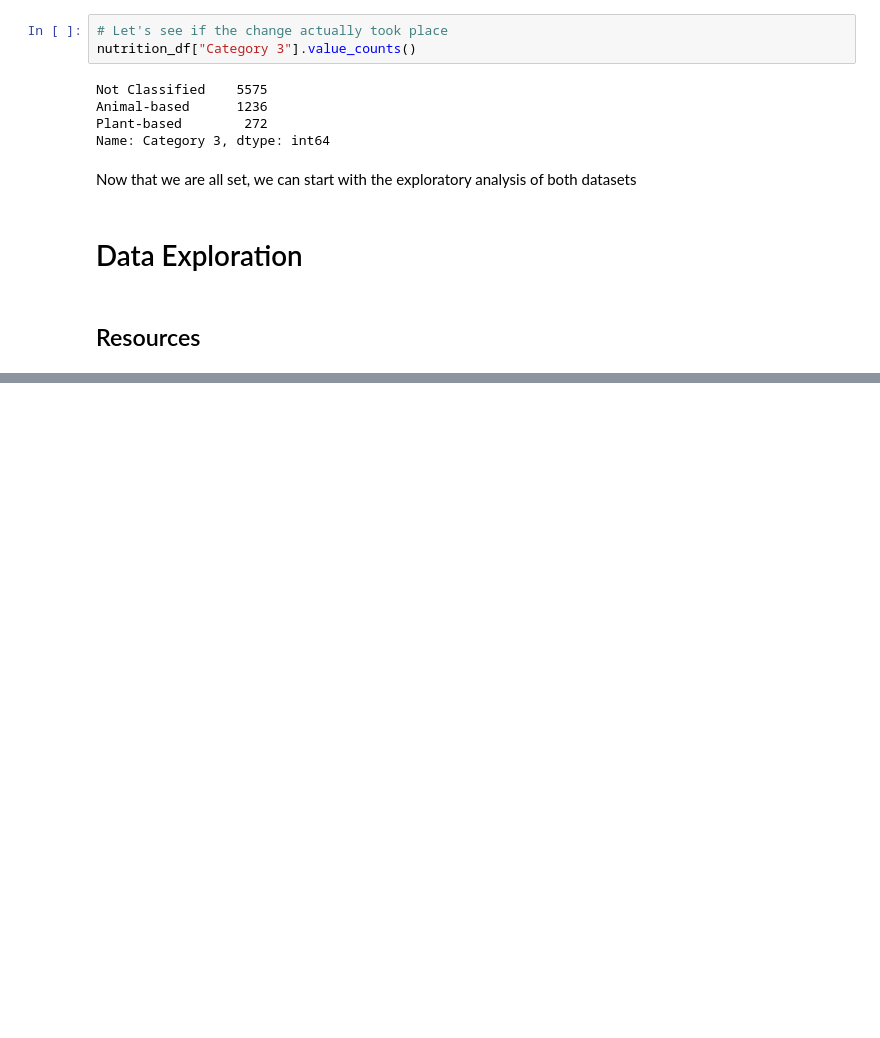
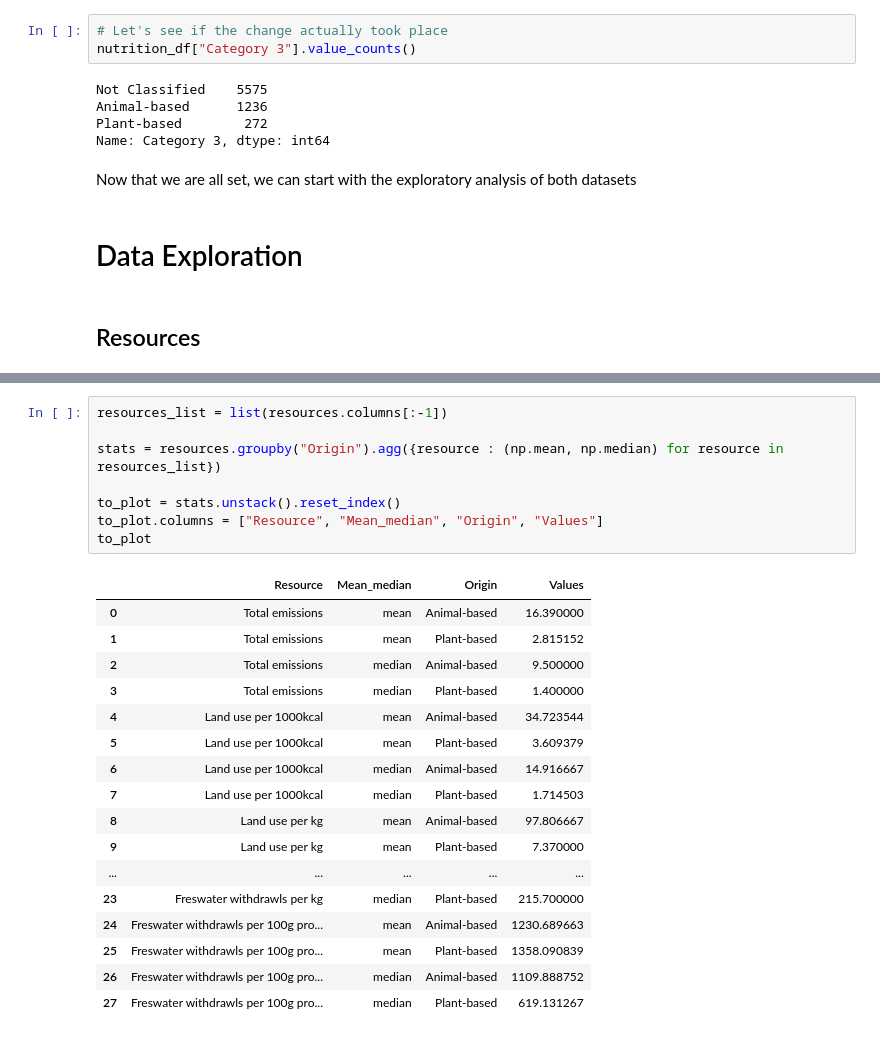
Before and after one commit to Jasc94/Projects, a Jupyter notebook: 0_Nutrition/src/main_environment.ipynb, the cells around one changed output, grey strips where cells are left out. Saved outputs shown, nothing was run; the diff lists cells and outputs as text; blank space fills up the shorter version.

```diff
--- a/0_Nutrition/src/main_environment.ipynb
+++ b/0_Nutrition/src/main_environment.ipynb
@@ -447,0 +526,26 @@ plt.show()
+# %%
+resources_list = list(resources.columns[:-1])
+
+stats = resources.groupby("Origin").agg({resource : (np.mean, np.median) for resource in resources_list})
+
+to_plot = stats.unstack().reset_index()
+to_plot.columns = ["Resource", "Mean_median", "Origin", "Values"]
+to_plot
+# %% [output]
+|  | Resource | Mean_median | Origin | Values |
+| 0 | Total emissions | mean | Animal-based | 16.390000 |
+| 1 | Total emissions | mean | Plant-based | 2.815152 |
+| 2 | Total emissions | median | Animal-based | 9.500000 |
+| 3 | Total emissions | median | Plant-based | 1.400000 |
+| 4 | Land use per 1000kcal | mean | Animal-based | 34.723544 |
+| 5 | Land use per 1000kcal | mean | Plant-based | 3.609379 |
+| 6 | Land use per 1000kcal | median | Animal-based | 14.916667 |
+| 7 | Land use per 1000kcal | median | Plant-based | 1.714503 |
+| 8 | Land use per kg | mean | Animal-based | 97.806667 |
+| 9 | Land use per kg | mean | Plant-based | 7.370000 |
+| ... | ... | ... | ... | ... |
+| 23 | Freswater withdrawls per kg | median | Plant-based | 215.700000 |
+| 24 | Freswater withdrawls per 100g pro... | mean | Animal-based | 1230.689663 |
+| 25 | Freswater withdrawls per 100g pro... | mean | Plant-based | 1358.090839 |
+| 26 | Freswater withdrawls per 100g pro... | median | Animal-based | 1109.888752 |
+| 27 | Freswater withdrawls per 100g pro... | median | Plant-based | 619.131267 |
```
Also changed, not shown: parts of 10 cells of this notebook, 4 other files.
